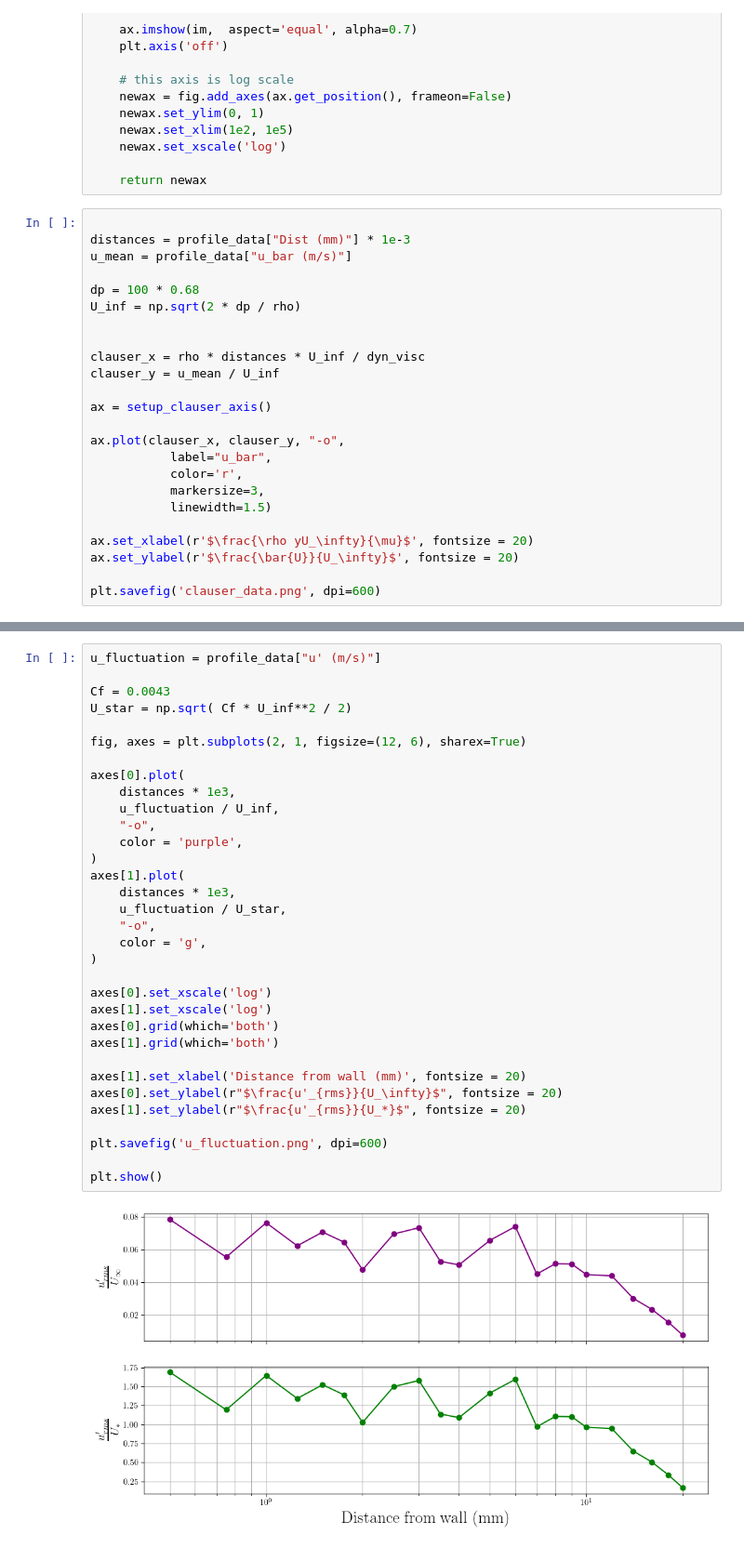
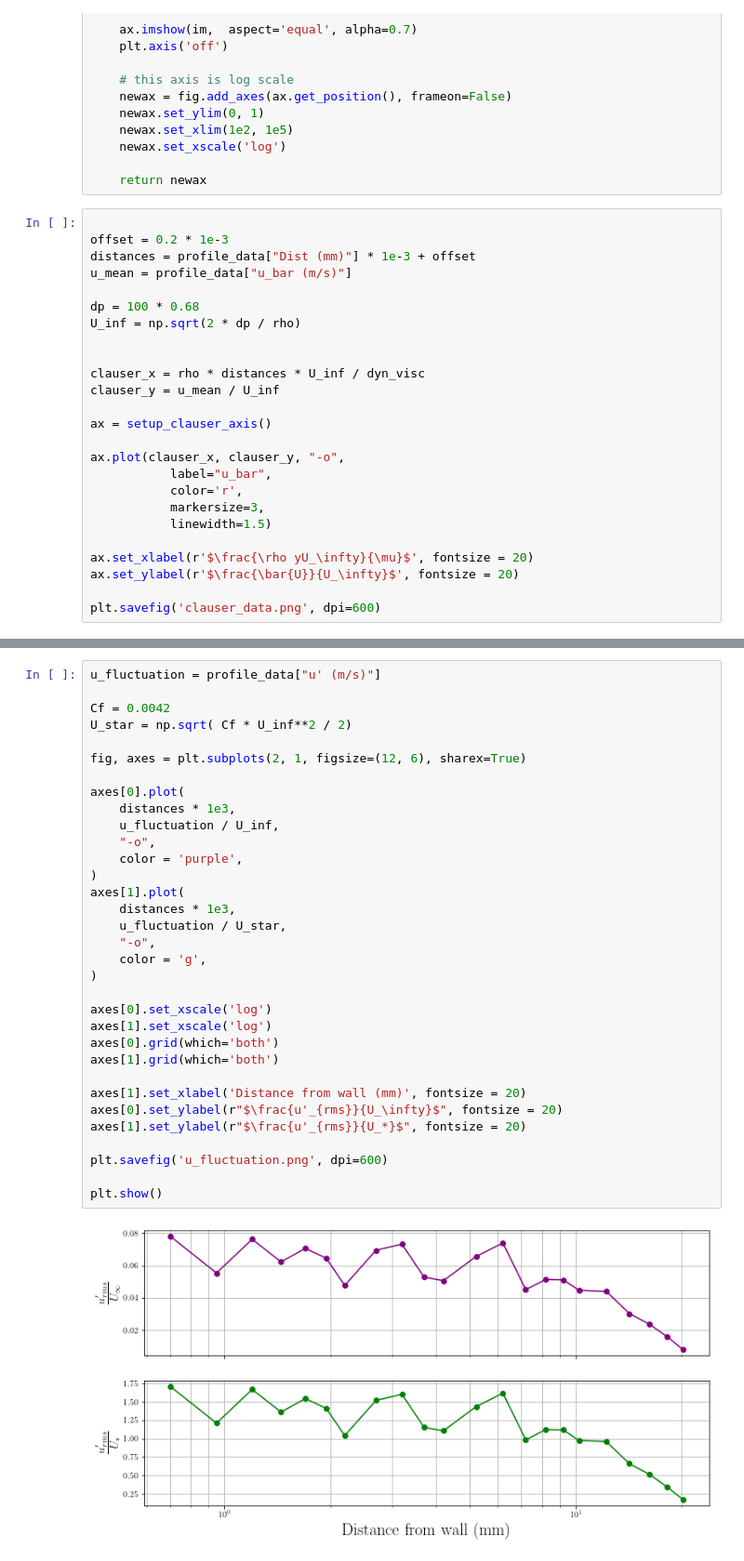
Before and after one commit to lpender3672/MEng-CW, a Jupyter notebook: IIA/3A1/Transition_to_turbulence/analysis.ipynb, the cells around one changed output, grey strips where cells are left out. Shown at 93% size. Saved outputs shown, nothing was run; the diff lists cells and outputs as text.

```diff
--- a/IIA/3A1/Transition_to_turbulence/analysis.ipynb
+++ b/IIA/3A1/Transition_to_turbulence/analysis.ipynb
@@ -66,7 +66,8 @@ def setup_clauser_axis():
     return newax
 # %%
 
-distances = profile_data["Dist (mm)"] * 1e-3
+offset = 0.2 * 1e-3
+distances = profile_data["Dist (mm)"] * 1e-3 + offset
 u_mean = profile_data["u_bar (m/s)"]
 
 dp = 100 * 0.68
@@ -93,38 +94,38 @@ plt.savefig('clauser_data.png', dpi=600)
 # %%
 u_fluctuation = profile_data["u' (m/s)"]
 
-Cf = 0.0043
+Cf = 0.0042
 U_star = np.sqrt( Cf * U_inf**2 / 2)
 
 fig, axes = plt.subplots(2, 1, figsize=(12, 6), sharex=True)
 
 axes[0].plot(
     distances * 1e3,
     u_fluctuation / U_inf,
     "-o",
     color = 'purple',
 )
 axes[1].plot(
     distances * 1e3,
     u_fluctuation / U_star,
     "-o",
     color = 'g',
 )
 
 axes[0].set_xscale('log')
 axes[1].set_xscale('log')
 axes[0].grid(which='both')
 axes[1].grid(which='both')
 
 axes[1].set_xlabel('Distance from wall (mm)', fontsize = 20)
 axes[0].set_ylabel(r"$\frac{u'_{rms}}{U_\infty}$", fontsize = 20)
 axes[1].set_ylabel(r"$\frac{u'_{rms}}{U_*}$", fontsize = 20)
 
 plt.savefig('u_fluctuation.png', dpi=600)
 
 plt.show()
 # %% [output]
-[figure, old version]
+[figure, new version]
 # %%
 
 ReD_lam = np.logspace(2, 4, 1000)
```
Also changed, not shown: parts of 3 cells of this notebook, 6 other files.
